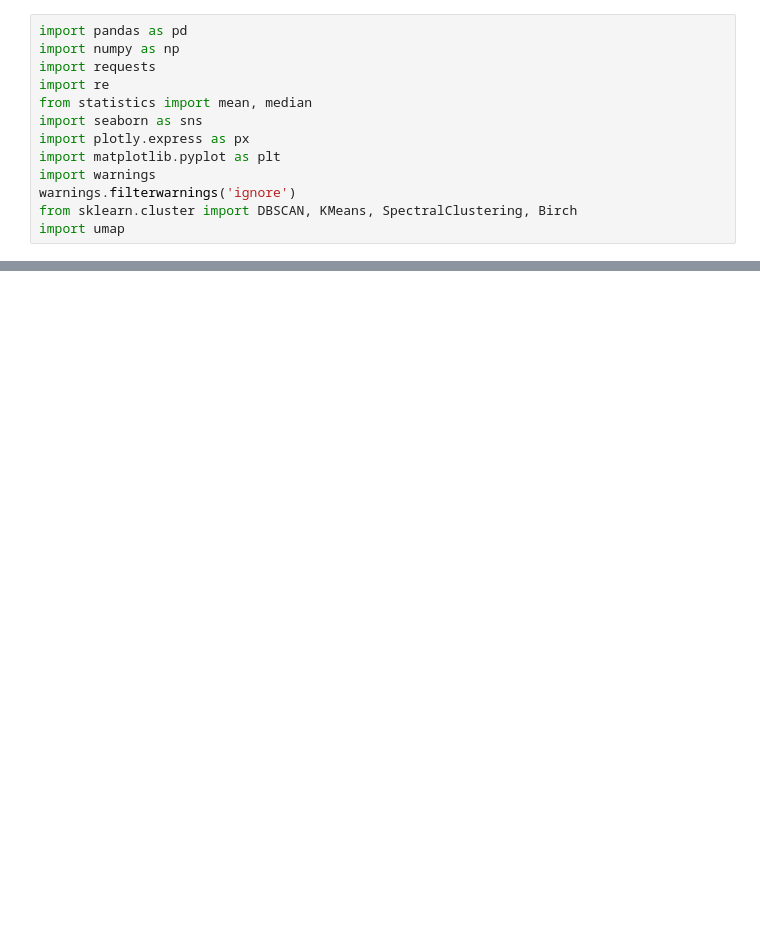
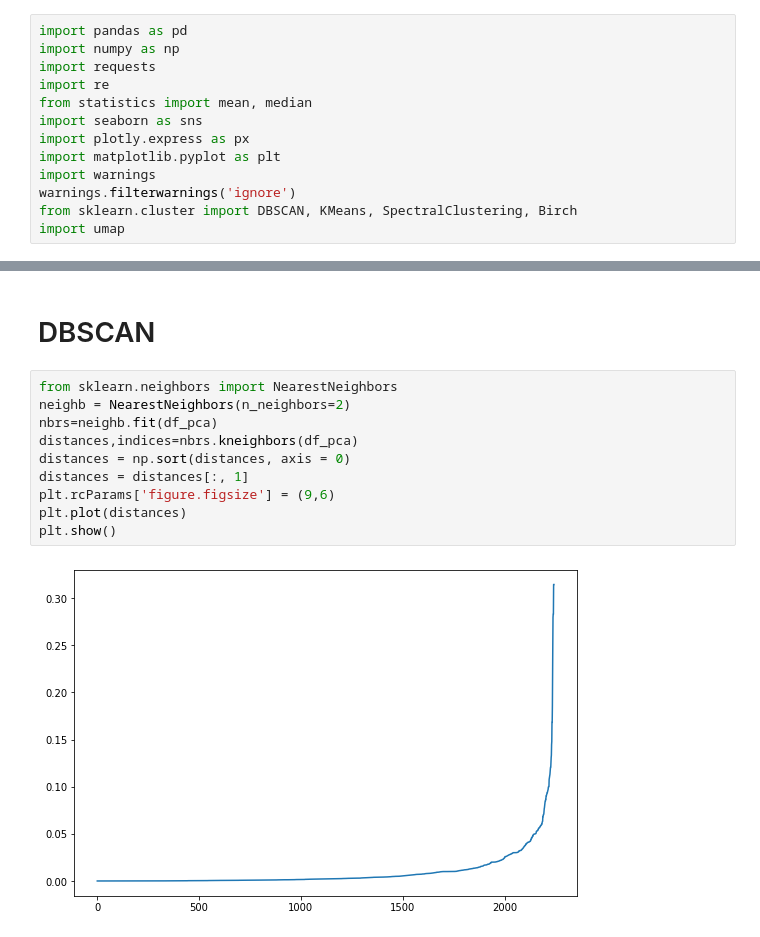
Before and after one commit to m19eremeeva/Course_tasks, a Jupyter notebook: Task_3/Task_3_Clustering.ipynb, the cells around one changed output, grey strips where cells are left out. Drawn from its saved outputs; the diff is of its cells as text; blank space fills up the shorter version.

```diff
--- a/Task_3/Task_3_Clustering.ipynb
+++ b/Task_3/Task_3_Clustering.ipynb
@@ -51,0 +65,14 @@ plt.show()
+# %% [markdown]
+# DBSCAN
+# %%
+from sklearn.neighbors import NearestNeighbors
+neighb = NearestNeighbors(n_neighbors=2)
+nbrs=neighb.fit(df_pca)
+distances,indices=nbrs.kneighbors(df_pca)
+distances = np.sort(distances, axis = 0)
+distances = distances[:, 1]
+plt.rcParams['figure.figsize'] = (9,6)
+plt.plot(distances)
+plt.show()
+# %% [output]
+[figure, added]
```
Also changed, not shown: parts of 12 cells of this notebook.
